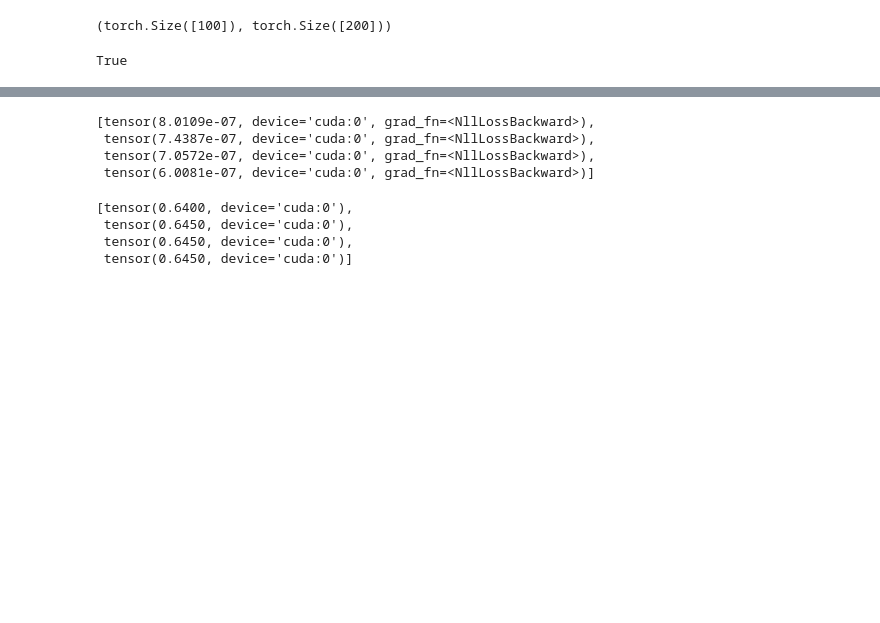
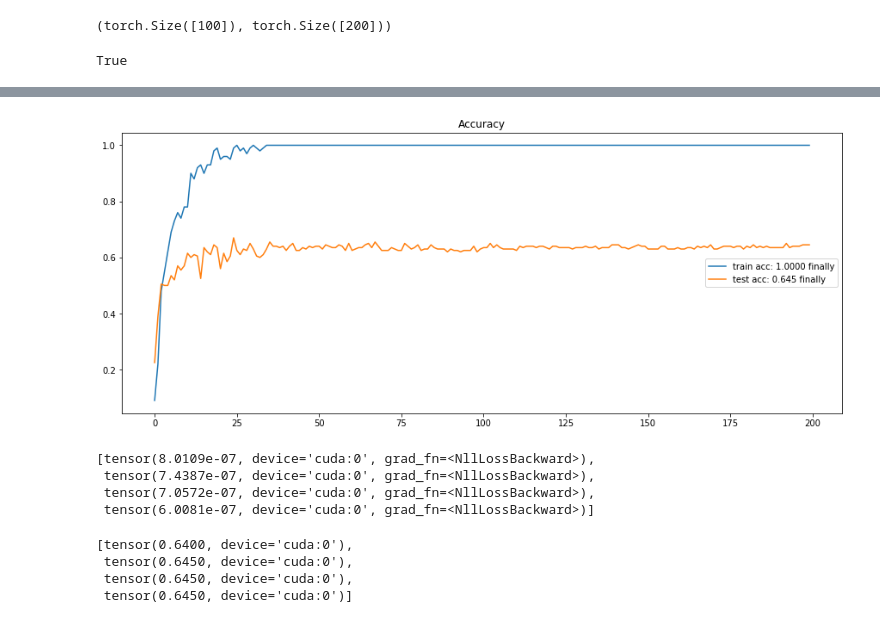
Before and after one commit to rizkoff/otus, a Jupyter notebook: 004-overfit.ipynb, the cells around one changed output, grey strips where cells are left out. Cells and saved outputs as stored; diff of their text form; code cells hidden in the pictures; blank space fills up the shorter version.

```diff
--- a/004-overfit.ipynb
+++ b/004-overfit.ipynb
@@ -166,3 +172,20 @@ plt.legend(loc='center right');
+# %%
+import matplotlib.pyplot as plt
+
+# считаем moving average для train accuracy, т.к. батч = 1 экземпляр
+trn_sz = 100
+train_accuracy_history_mavg = \
+    [sum(train_accuracy_history[trn_sz*idx:trn_sz*(idx+1)])/float(trn_sz) for idx in range(epochs)]
+
+plt.rcParams['figure.figsize'] = (15.0, 6.0)
+plt.plot(train_accuracy_history_mavg, label=f"train acc: %.4f finally" % train_accuracy_history_mavg[-1])
+plt.plot(test_accuracy_history, label=f"test acc: %.4g finally" % test_accuracy_history[-1])
+plt.legend(loc='center right');
+plt.title('Accuracy');
+# показали, что тестовая accuracy не улучшается,
+# в то время как тренировочная быстро становится тождественно равна 100%.
+# %% [output]
+[figure, added]
 # %%
 train_loss_history[-4:]
 # сеть зазубривает тренировочный набор настолько, (train loss стремится к нулю)
```
Also changed, not shown: parts of 3 cells of this notebook.
